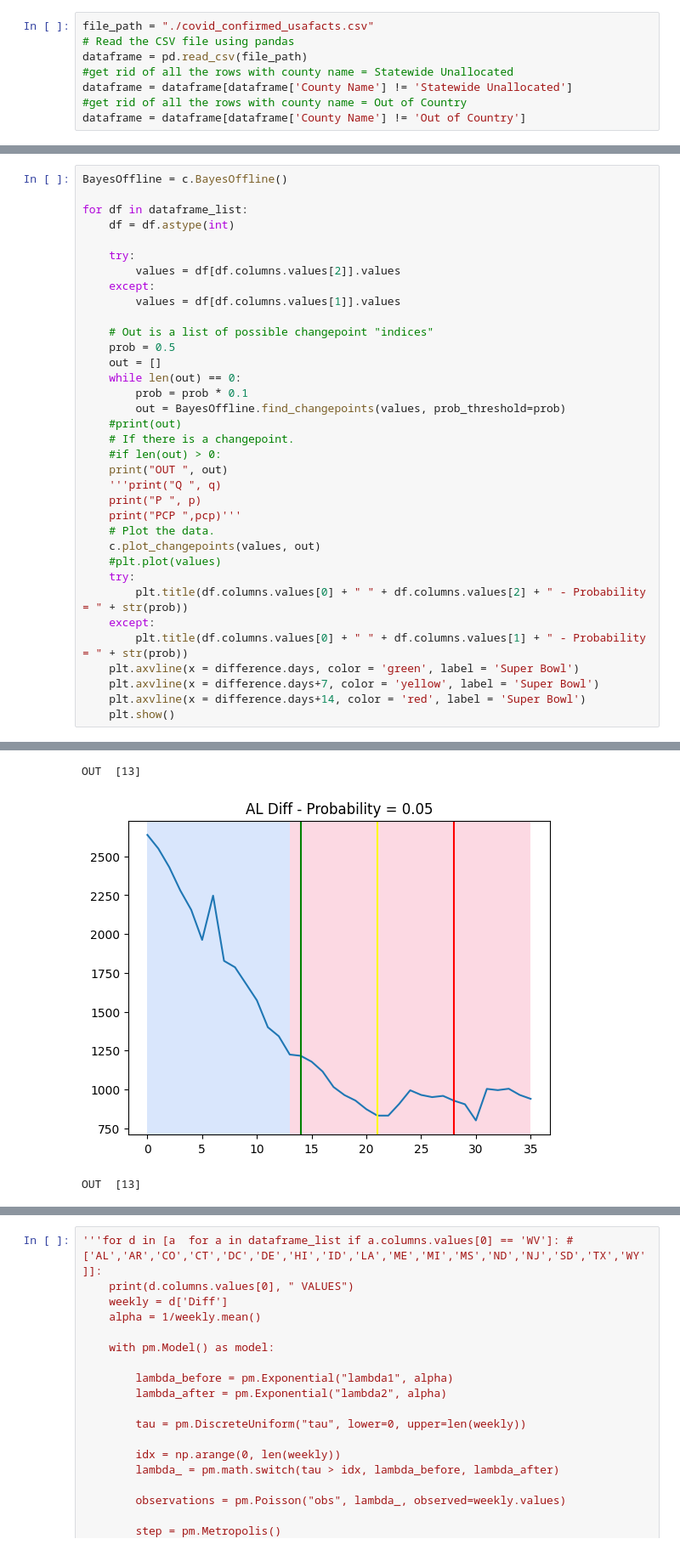
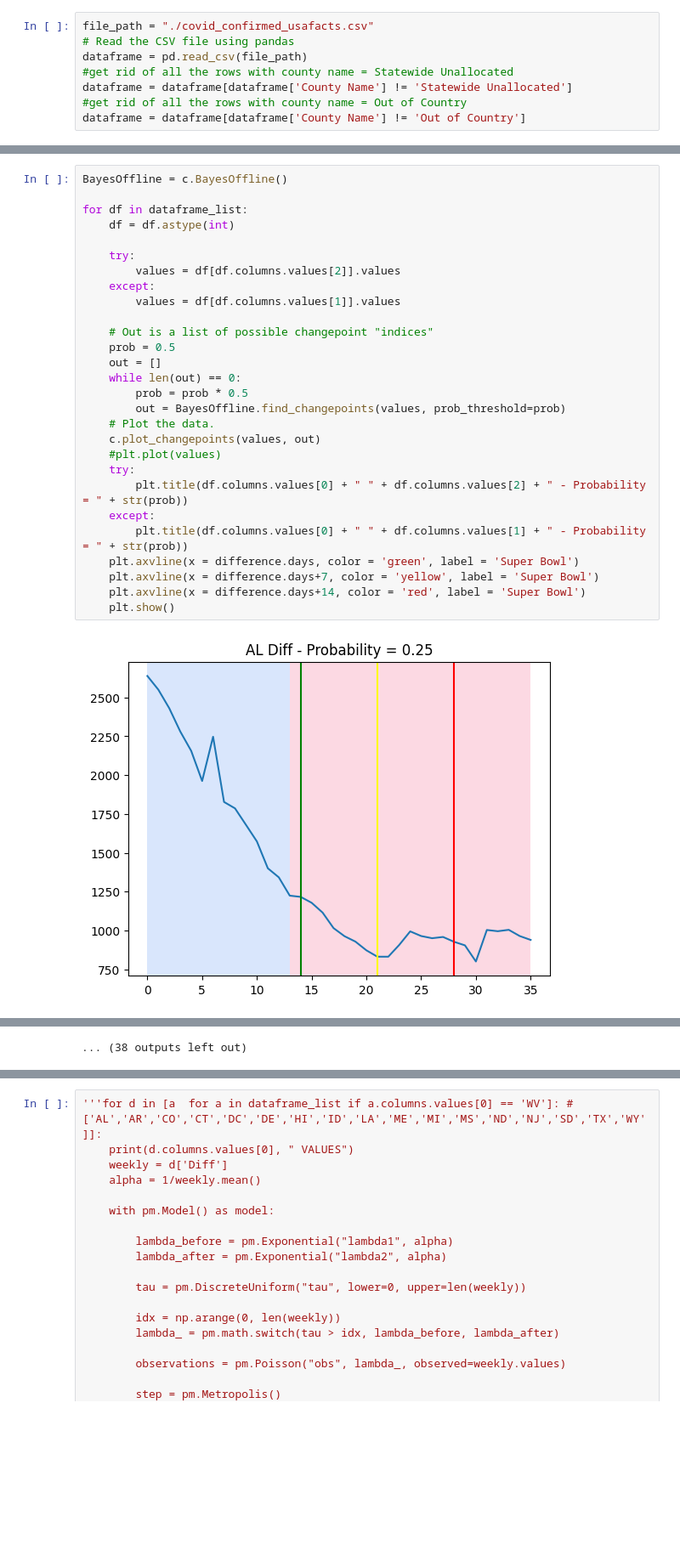
Before and after one commit to Toyok1/HDS_Super_Bowl_COVID, a Jupyter notebook: main.ipynb, the cells around one changed output, grey strips where cells are left out. Shown at 85% size. Drawn from its saved outputs; the diff is of its cells as text; blank space fills up the shorter version.

```diff
--- a/main.ipynb
+++ b/main.ipynb
@@ -103,36 +127,30 @@ See the caveats in the documentation: https://pandas.pydata.org/pandas-docs/stab
 # %%
 BayesOffline = c.BayesOffline()
 
 for df in dataframe_list:
     df = df.astype(int)
 
     try:
         values = df[df.columns.values[2]].values
     except:
         values = df[df.columns.values[1]].values
 
     # Out is a list of possible changepoint "indices"
     prob = 0.5
     out = []
     while len(out) == 0:
-        prob = prob * 0.1
+        prob = prob * 0.5
         out = BayesOffline.find_changepoints(values, prob_threshold=prob)
-    #print(out)
-    # If there is a changepoint.
-    #if len(out) > 0:
-    print("OUT ", out)
-    '''print("Q ", q)
-    print("P ", p)
-    print("PCP ",pcp)'''
     # Plot the data.
     c.plot_changepoints(values, out)
     #plt.plot(values)
     try:
         plt.title(df.columns.values[0] + " " + df.columns.values[2] + " - Probability = " + str(prob))
     except:
         plt.title(df.columns.values[0] + " " + df.columns.values[1] + " - Probability = " + str(prob))
     plt.axvline(x = difference.days, color = 'green', label = 'Super Bowl')
     plt.axvline(x = difference.days+7, color = 'yellow', label = 'Super Bowl')
     plt.axvline(x = difference.days+14, color = 'red', label = 'Super Bowl')
     plt.show()
 # %% [output]
+[figure]
@@ -139,3 +168 @@ for df in dataframe_list:
-OUT  [13]
+... (38 outputs left out)
-[figure]
-OUT  [13]
```
Also changed, not shown: parts of 3 cells of this notebook.
